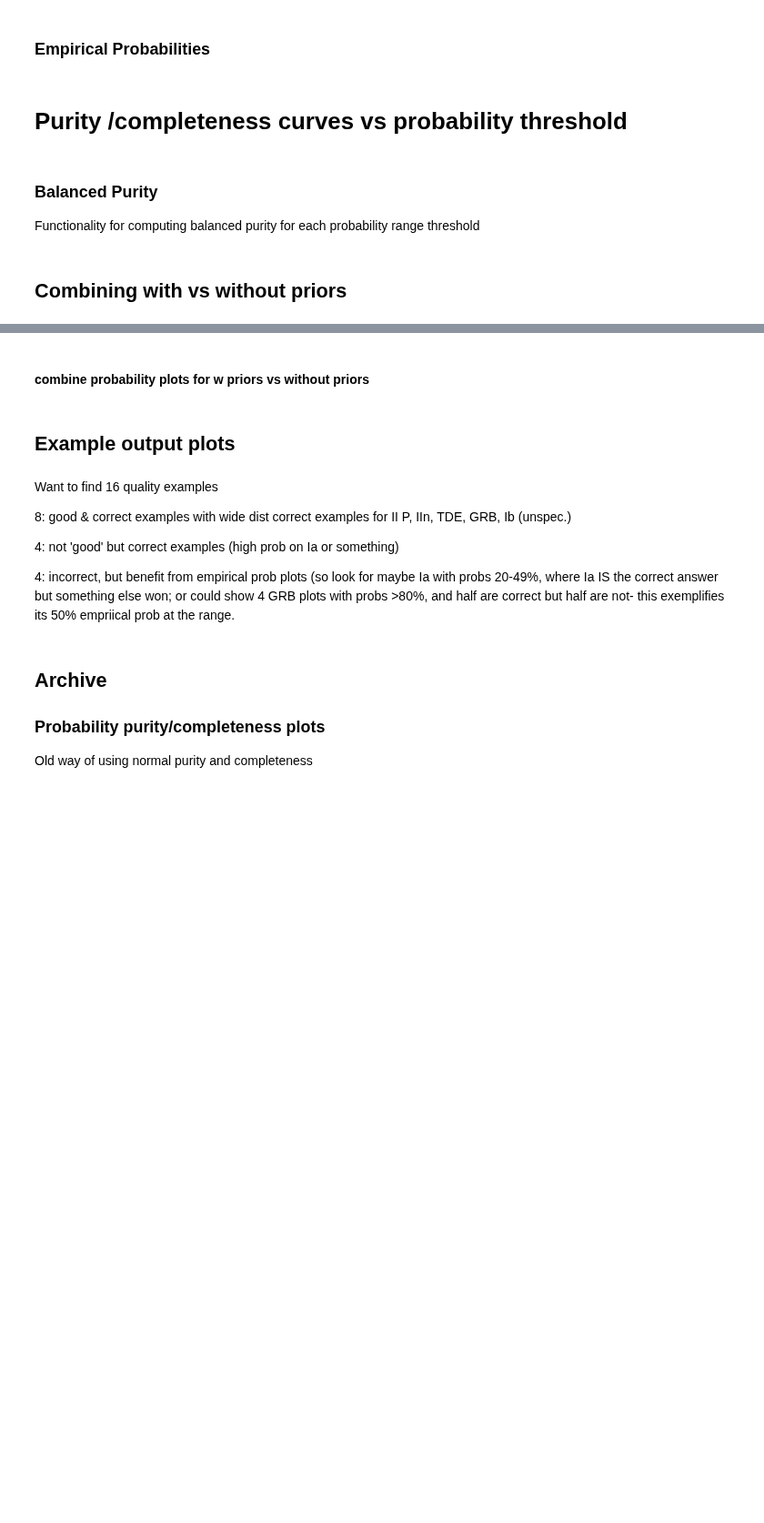
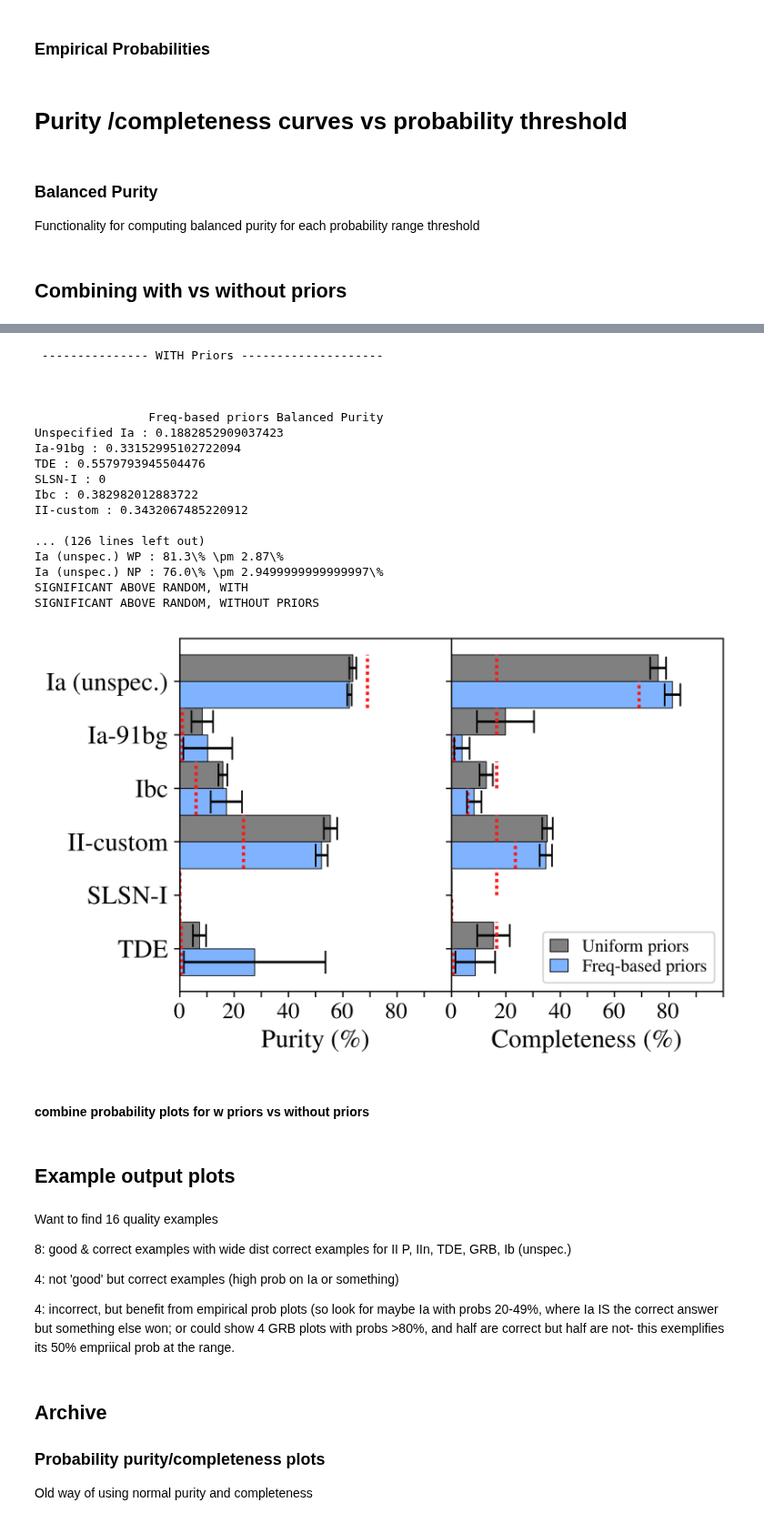
Before and after one commit to marinakiseleva/thex_model, a Jupyter notebook: notebooks/CustomPlotting.ipynb, the cells around one changed output, grey strips where cells are left out. Shown at 91% size. Saved outputs shown, nothing was run; the diff lists cells and outputs as text; code cells hidden in the pictures; blank space fills up the shorter version.

```diff
--- a/notebooks/CustomPlotting.ipynb
+++ b/notebooks/CustomPlotting.ipynb
@@ -28,10 +28,11 @@ from utilities import utilities as thex_utils
 
 mags = ["g_mag",  "r_mag", "i_mag", "z_mag", "y_mag",
         "W1_mag", "W2_mag",
-        "J_mag", "K_mag", "H_mag",
-        "is_identified"]
+        "J_mag", "K_mag", "H_mag"]
 
-EXPS_DIR = ROOT_DIR + "/../../exps/paper_set_05_31_2021/"
+# EXPS_DIR = ROOT_DIR + "/../../exps/paper_set_05_31_2021/"
+
+EXPS_DIR = ROOT_DIR +  "/output/"
 
 # rc('text', usetex=True)
 mpl.rcParams['font.serif'] = ['times', 'times new roman']
@@ -253,13 +254,13 @@ preds = [[0.9, 0.1, 0, "TDE"],
 # %% [markdown]
 ## Combining with vs without priors
 # %%
+NUM_FOLDS = 8
+
 modelwithout = MultiModel(cols = mags,
-                       folds = 10,
+                       folds = NUM_FOLDS,
                        transform_features = True,
-                #        priors=True,
-                       identified_only=True,
                        lsst_test= True)
 
 multi_wo = load_prev_exp(EXPS_DIR,
-                         "multi_wout_priors_5_classes/",
+                         "Multiclass_Classifier30/",
                          model=modelwithout)
@@ -266,11 +285,10 @@ multi_wo = load_prev_exp(EXPS_DIR,
 # %%
 
 multiwith = MultiModel(cols = mags,
-                       folds = 10,
+                       folds = NUM_FOLDS,
                        transform_features = True,
                        priors=True,
-                       identified_only=True,
                        lsst_test= True)
 multi_w = load_prev_exp(EXPS_DIR,
-                        "multi_w_priors_5_classes/",
+                        "Multiclass_Classifier31/",
                         model=multiwith)
@@ -339,12 +375,11 @@ def plot_priors_together(axis, WP_model, WP_model_stats, NP_model, NP_model_stat
     m1_errs = prep_err_bars(m1_intvls, m1_metrics)
     m1_indices = np.linspace(0,1,len(multi_w.class_labels))
     bar_width= 1 / (len(m1_indices) *2)
-    m2_indices = m1_indices - (bar_width)
+    m2_indices = m1_indices - bar_width
 
-    bar_width= 0.1
     L = len(multi_w.class_labels)
     m2_indices = np.linspace(0,1,L+1)
-    m1_indices = m2_indices+bar_width
+    m1_indices = m2_indices + bar_width
 
     m2_indices=m2_indices[:-1]
     m1_indices=m1_indices[:-1]
@@ -360,7 +395,7 @@ def plot_priors_together(axis, WP_model, WP_model_stats, NP_model, NP_model_stat
         d_WO = (m2_intvls[index][1]-m2_intvls[index][0])/2
         print(cn+ " NP : " + str(round(cur_met_WO,3)*100) + "\% \pm " + str(round(d_WO,4)*100) +"\%")
 
-        # calculate if significant
+#         # calculate if significant
         if cur_met_W>cur_met_WO:
             if cur_met_W-d_W > cur_met_WO+d_WO:
                 print("SIGNIFICANT model comp.")
@@ -402,33 +437,52 @@ f, ax = plt.subplots(nrows=1, ncols=2,
 
 rc('text', usetex=True)
 mpl.rcParams['font.serif'] = ['times', 'times new roman']
 mpl.rcParams['font.family'] = 'serif'
 
 print("\n\n --------------- WITH Priors -------------------- \n")
 WP_stats =  get_model_stats(multi_w) # WP = with priors
 
 print("\n\n --------------- WITHOUT Priors -------------------- \n")
 NP_stats = get_model_stats(multi_wo) # NP = no priors
 multi_w.name = "Freq-based priors"
 multi_wo.name = "Uniform priors"
 
 
 plot_priors_together(axis=ax[0],
                      WP_model=multi_w,
                      WP_model_stats=WP_stats,
                      NP_model=multi_wo,
                      NP_model_stats=NP_stats,
                      plot_type="Purity")
 plot_priors_together(axis=ax[1],
                      WP_model=multi_w,
                      WP_model_stats=WP_stats,
                      NP_model=multi_wo,
                      NP_model_stats=NP_stats,
                      plot_type="Completeness")
 
 plt.subplots_adjust(wspace=0, hspace=0)
 plt.savefig("../output/custom_figures/prior_comp_combined.pdf", bbox_inches='tight')
 plt.show()
+# %% [output]
+ --------------- WITH Priors --------------------
+
+
+
+                Freq-based priors Balanced Purity
+Unspecified Ia : 0.1882852909037423
+Ia-91bg : 0.33152995102722094
+TDE : 0.5579793945504476
+SLSN-I : 0
+Ibc : 0.382982012883722
+II-custom : 0.3432067485220912
+
+... (126 lines left out)
+Ia (unspec.) WP : 81.3\% \pm 2.87\%
+Ia (unspec.) NP : 76.0\% \pm 2.9499999999999997\%
+SIGNIFICANT ABOVE RANDOM, WITH
+SIGNIFICANT ABOVE RANDOM, WITHOUT PRIORS
+[figure, added]
 # %% [markdown]
 #### combine probability plots for w priors vs without priors
 # %%
```
Also changed, not shown: parts of 2 cells of this notebook, 4 other files.
